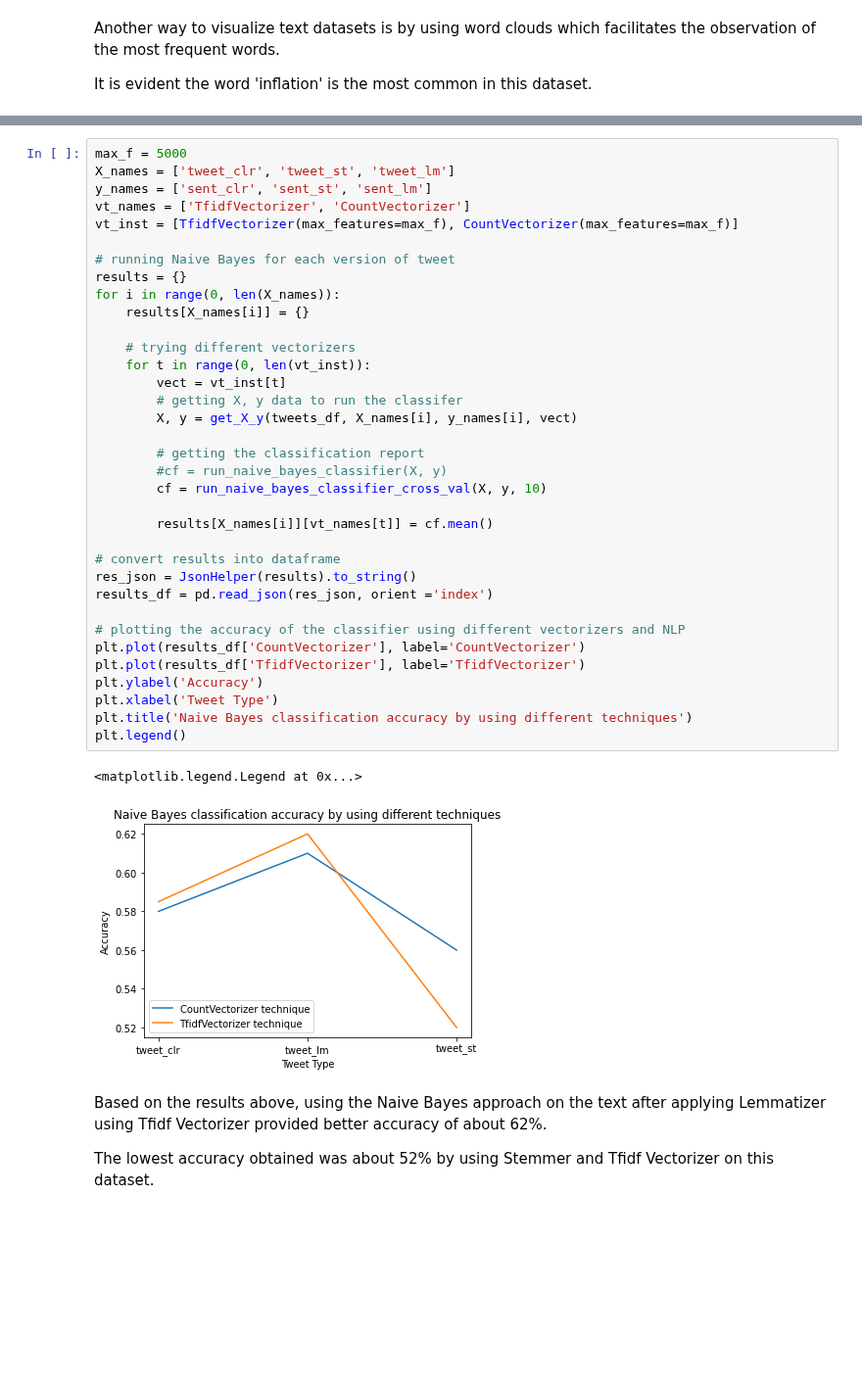
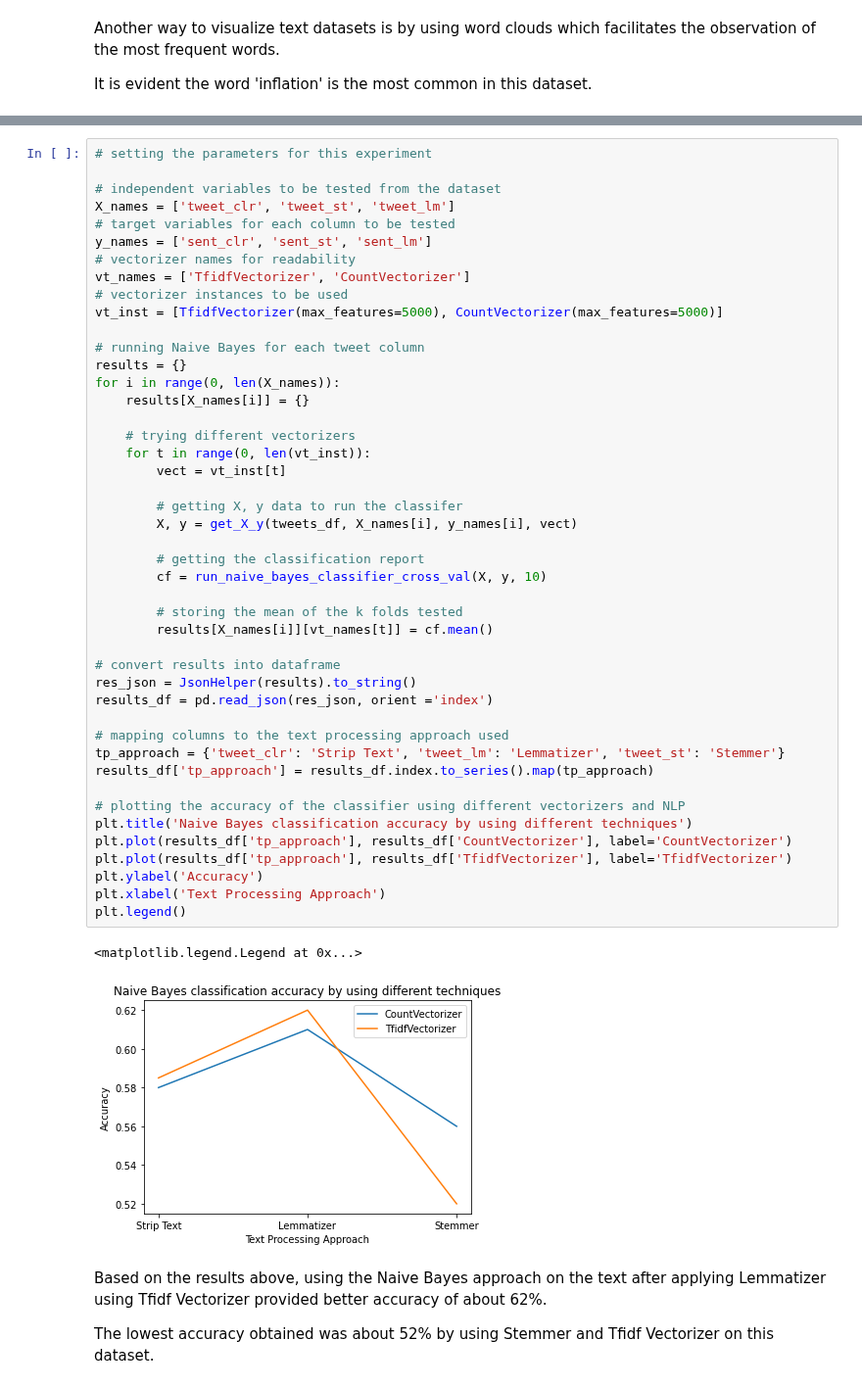
Before and after one commit to CCT-MastersDA/cct-ca2, a Jupyter notebook: jupyter/ML.ipynb, the cells around one changed output, grey strips where cells are left out. Shown at 98% size. Drawn from its saved outputs; the diff is of its cells as text; blank space fills up the shorter version.

Commit message:
Code comments - explanations - adding new columns to dataset

```diff
--- a/jupyter/ML.ipynb
+++ b/jupyter/ML.ipynb
@@ -735,41 +799,51 @@ The classifier was executed over the 3 versions of tweets and two types of vecto
 # %%
-max_f = 5000
+# setting the parameters for this experiment
+
+# independent variables to be tested from the dataset
 X_names = ['tweet_clr', 'tweet_st', 'tweet_lm']
+# target variables for each column to be tested
 y_names = ['sent_clr', 'sent_st', 'sent_lm']
+# vectorizer names for readability
 vt_names = ['TfidfVectorizer', 'CountVectorizer']
-vt_inst = [TfidfVectorizer(max_features=max_f), CountVectorizer(max_features=max_f)]
+# vectorizer instances to be used
+vt_inst = [TfidfVectorizer(max_features=5000), CountVectorizer(max_features=5000)]
 
-# running Naive Bayes for each version of tweet
+# running Naive Bayes for each tweet column
 results = {}
 for i in range(0, len(X_names)):
     results[X_names[i]] = {}
 
     # trying different vectorizers
     for t in range(0, len(vt_inst)):
         vect = vt_inst[t]
+
         # getting X, y data to run the classifer
         X, y = get_X_y(tweets_df, X_names[i], y_names[i], vect)
 
         # getting the classification report
-        #cf = run_naive_bayes_classifier(X, y)
         cf = run_naive_bayes_classifier_cross_val(X, y, 10)
 
+        # storing the mean of the k folds tested
         results[X_names[i]][vt_names[t]] = cf.mean()
 
 # convert results into dataframe
 res_json = JsonHelper(results).to_string()
 results_df = pd.read_json(res_json, orient ='index')
 
+# mapping columns to the text processing approach used
+tp_approach = {'tweet_clr': 'Strip Text', 'tweet_lm': 'Lemmatizer', 'tweet_st': 'Stemmer'}
+results_df['tp_approach'] = results_df.index.to_series().map(tp_approach)
+
 # plotting the accuracy of the classifier using different vectorizers and NLP
-plt.plot(results_df['CountVectorizer'], label='CountVectorizer')
-plt.plot(results_df['TfidfVectorizer'], label='TfidfVectorizer')
+plt.title('Naive Bayes classification accuracy by using different techniques')
+plt.plot(results_df['tp_approach'], results_df['CountVectorizer'], label='CountVectorizer')
+plt.plot(results_df['tp_approach'], results_df['TfidfVectorizer'], label='TfidfVectorizer')
 plt.ylabel('Accuracy')
-plt.xlabel('Tweet Type')
-plt.title('Naive Bayes classification accuracy by using different techniques')
+plt.xlabel('Text Processing Approach')
 plt.legend()
 # %% [output]
 <matplotlib.legend.Legend at 0x...>
-[figure, old version]
+[figure, new version]
 # %% [markdown]
 Based on the results above, using the Naive Bayes approach on the text after applying Lemmatizer using Tfidf Vectorizer provided better accuracy of about 62%.
 
```
Also changed, not shown: parts of 23 cells of this notebook, 1 other file.
